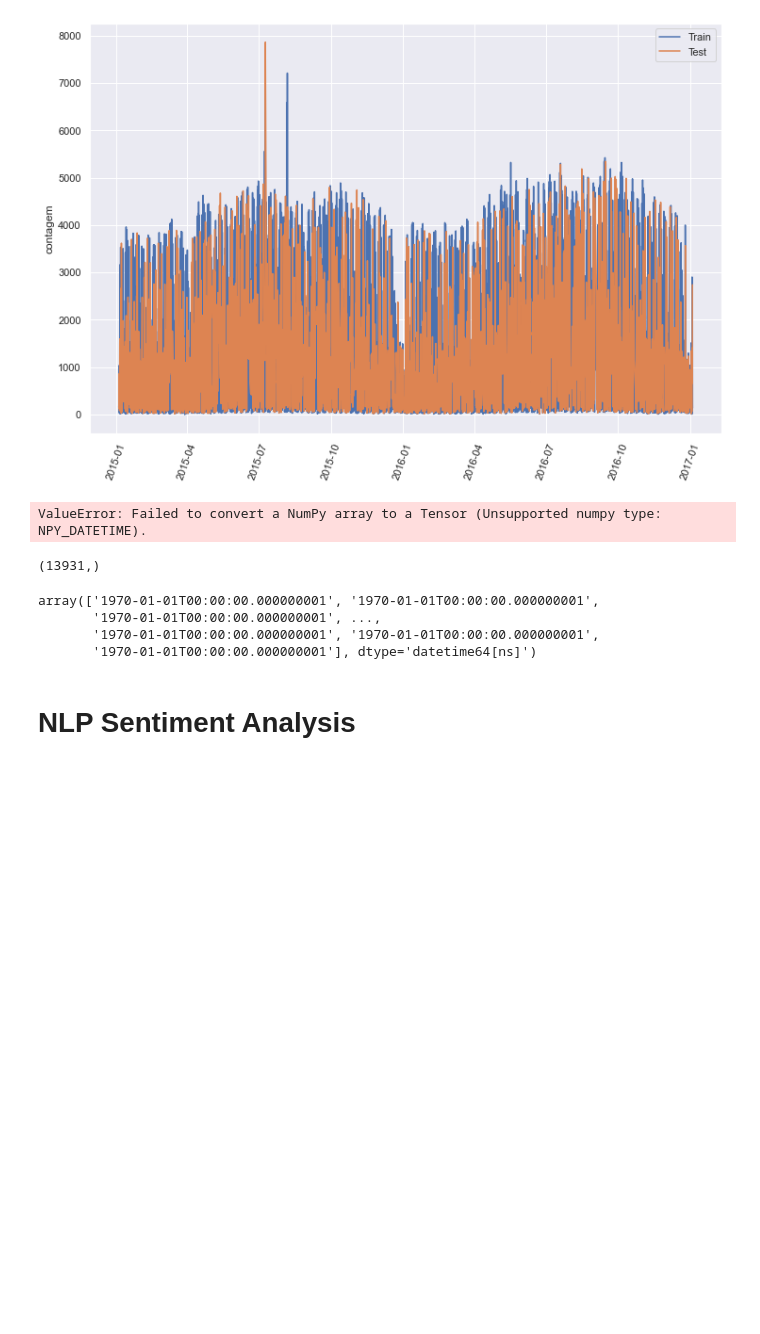
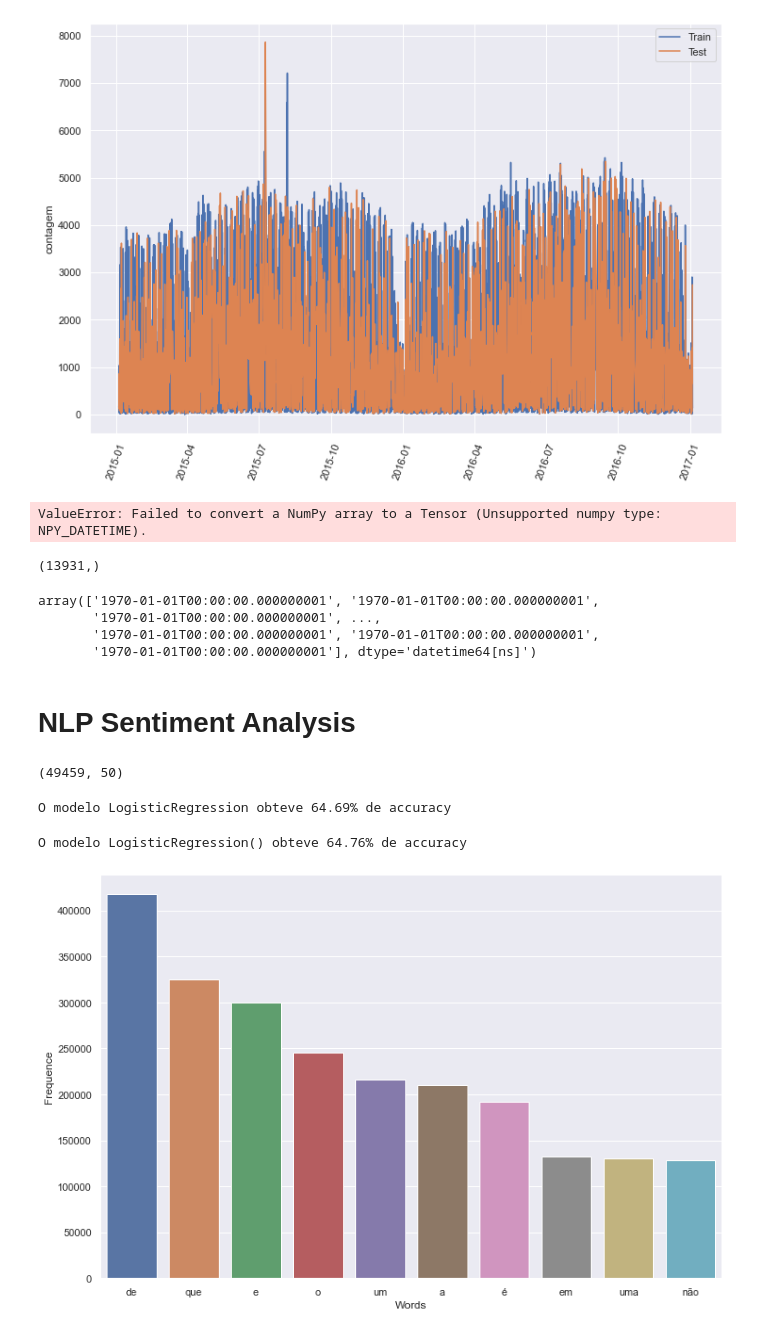
Before and after one commit to Dufyz/My_Laboratory, a Jupyter notebook: Jupyter Lab/library's/keras_library/deep_learning.ipynb, the cells around one changed output. Cells and saved outputs as stored; diff of their text form; code cells hidden in the pictures; blank space fills up the shorter version.

```diff
--- a/Jupyter Lab/library's/keras_library/deep_learning.ipynb
+++ b/Jupyter Lab/library's/keras_library/deep_learning.ipynb
@@ -472,0 +521,47 @@ array(['1970-01-01T00:00:00.000000001', '1970-01-01T00:00:00.000000001',
+# %%
+# Criando um novo X capaz do nosso modelo interpretar
+
+x = Vectorizer.fit_transform(x)
+sparsed_matrix = pd.DataFrame.sparse.from_spmatrix(x, columns = Vectorizer.get_feature_names())
+sparsed_matrix.shape
+# %% [output]
+(49459, 50)
+# %%
+# Splitando novamente nossos dados de treino e teste
+
+train_x, test_x, train_y, test_y = train_test_split(x, y, test_size = 0.2)
+
+# Treinando, Testando e medindo nossos dados com modelo LogisticRegression
+
+LogisticRegression.fit(train_x, train_y)
+
+predict_01 = LogisticRegression.predict(test_x)
+
+accuracy_01 = accuracy_score(test_y, predict_01) * 100
+
+print(f'O modelo LogisticRegression obteve {accuracy_01:.2f}% de accuracy')
+# %% [output]
+O modelo LogisticRegression obteve 64.69% de accuracy
+# %%
+# Definindo uma função para splitar dados, treinar, testar e medir nosso modelo dado
+
+def def_model_train_test(data, x, y, model):
+
+    x = data[x]
+    y = data[y]
+
+    x = Vectorizer.fit_transform(x)
+
+    train_x, test_x, train_y, test_y = train_test_split(x, y, test_size = 0.2, stratify = y)
+
+    model.fit(train_x, train_y)
+
+    def_predict = model.predict(test_x)
+
+    def_accuracy = accuracy_score(test_y, def_predict) * 100
+
+    print(f'O modelo {model} obteve {def_accuracy:.2f}% de accuracy')
+
+def_model_train_test(df, 'text_pt', 'sentiment', LogisticRegression)
+# %% [output]
+O modelo LogisticRegression() obteve 64.76% de accuracy
@@ -472,0 +591,18 @@ array(['1970-01-01T00:00:00.000000001', '1970-01-01T00:00:00.000000001',
+# %%
+def def_word_frequence(n):
+    global tokenized_white_space, frequence, df_word_frequence
+
+    stop_words = nltk.corpus.stopwords.words('Portuguese')
+
+    tokenized_white_space = tokenize.WhitespaceTokenizer().tokenize(all_words)
+
+    frequence = nltk.FreqDist(tokenized_white_space)
+
+    df_word_frequence = pd.DataFrame(columns = ['Words', 'Frequence'], data = list(zip(frequence.keys(), frequence.values())))
+
+    sns.set( rc = {'figure.figsize': (12,8)})
+    sns.barplot(x = 'Words', y = 'Frequence', data = df_word_frequence.nlargest(columns = 'Frequence', n = n ))
+
+def_word_frequence(10)
+# %% [output]
+[figure, added]
```
Also changed, not shown: parts of 5 cells of this notebook, 1 other file.
